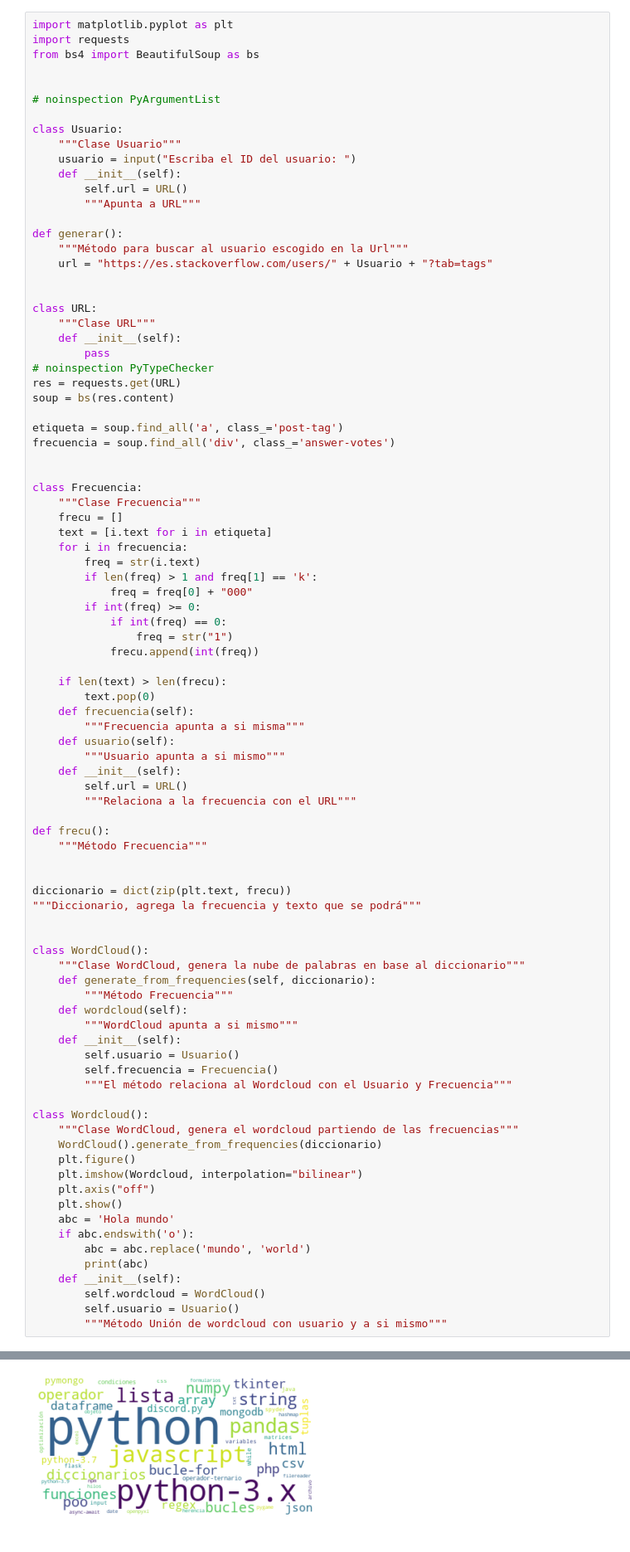
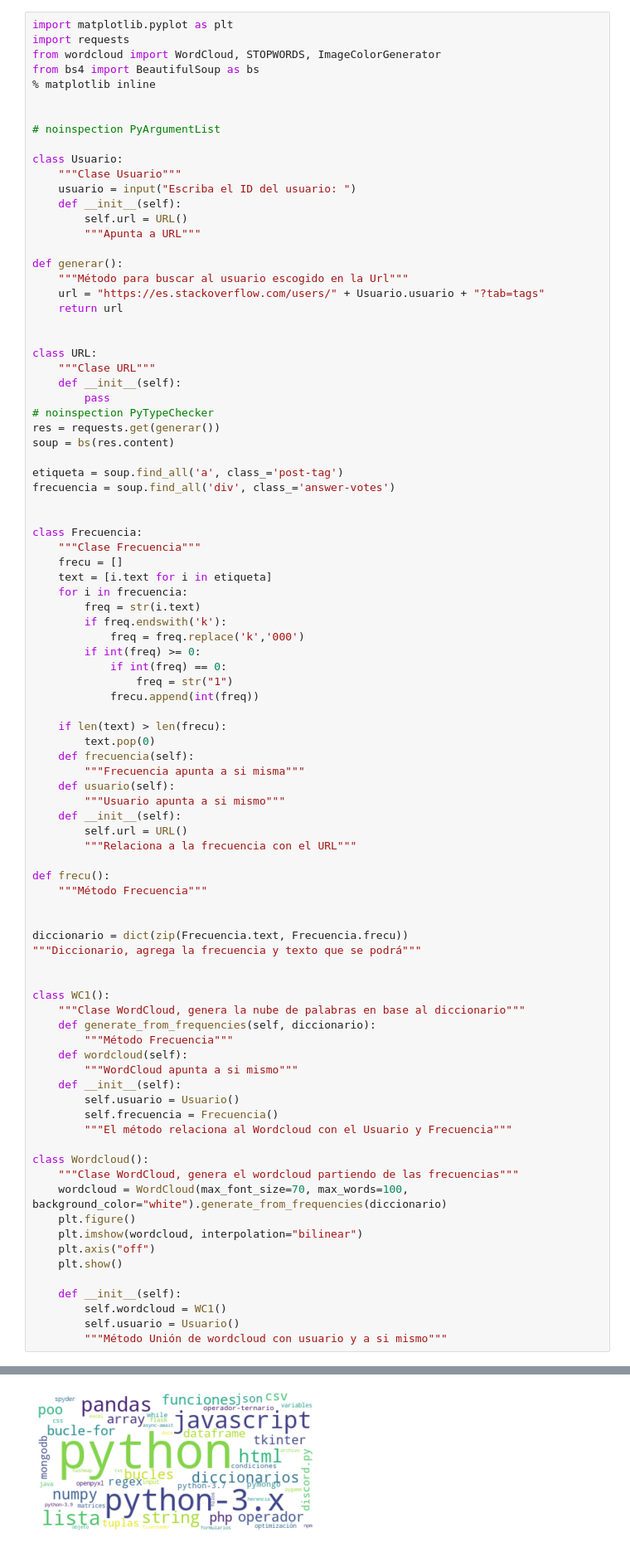
Before and after one commit to JeanCCA/ProyectoS4, a Jupyter notebook: proyecto4to.ipynb, the cells around one changed output, grey strips where cells are left out. Shown: that part at 83% size. Drawn from its saved outputs; the diff is of its cells as text.

Commit message:
Código final: Calificación 8.25/10, Diagrama de Clases correcto.

```diff
--- a/proyecto4to.ipynb
+++ b/proyecto4to.ipynb
@@ -3,7 +3,9 @@
 # %%
 import matplotlib.pyplot as plt
 import requests
+from wordcloud import WordCloud, STOPWORDS, ImageColorGenerator
 from bs4 import BeautifulSoup as bs
+% matplotlib inline
 
 
 # noinspection PyArgumentList
@@ -17,7 +19,8 @@ class Usuario:
 
 def generar():
     """Método para buscar al usuario escogido en la Url"""
-    url = "https://es.stackoverflow.com/users/" + Usuario + "?tab=tags"
+    url = "https://es.stackoverflow.com/users/" + Usuario.usuario + "?tab=tags"
+    return url
 
 
 class URL:
@@ -25,7 +28,7 @@ class URL:
     def __init__(self):
         pass
 # noinspection PyTypeChecker
-res = requests.get(URL)
+res = requests.get(generar())
 soup = bs(res.content)
 
 etiqueta = soup.find_all('a', class_='post-tag')
@@ -38,8 +41,8 @@ class Frecuencia:
     text = [i.text for i in etiqueta]
     for i in frecuencia:
         freq = str(i.text)
-        if len(freq) > 1 and freq[1] == 'k':
-            freq = freq[0] + "000"
+        if freq.endswith('k'):
+            freq = freq.replace('k','000')
         if int(freq) >= 0:
             if int(freq) == 0:
                 freq = str("1")
@@ -55,40 +58,37 @@ class Frecuencia:
         self.url = URL()
         """Relaciona a la frecuencia con el URL"""
 
 def frecu():
     """Método Frecuencia"""
 
 
-diccionario = dict(zip(plt.text, frecu))
+diccionario = dict(zip(Frecuencia.text, Frecuencia.frecu))
 """Diccionario, agrega la frecuencia y texto que se podrá"""
 
 
-class WordCloud():
+class WC1():
     """Clase WordCloud, genera la nube de palabras en base al diccionario"""
     def generate_from_frequencies(self, diccionario):
         """Método Frecuencia"""
     def wordcloud(self):
         """WordCloud apunta a si mismo"""
     def __init__(self):
         self.usuario = Usuario()
         self.frecuencia = Frecuencia()
         """El método relaciona al Wordcloud con el Usuario y Frecuencia"""
 
 class Wordcloud():
     """Clase WordCloud, genera el wordcloud partiendo de las frecuencias"""
-    WordCloud().generate_from_frequencies(diccionario)
+    wordcloud = WordCloud(max_font_size=70, max_words=100, background_color="white").generate_from_frequencies(diccionario)
     plt.figure()
-    plt.imshow(Wordcloud, interpolation="bilinear")
+    plt.imshow(wordcloud, interpolation="bilinear")
     plt.axis("off")
     plt.show()
-    abc = 'Hola mundo'
-    if abc.endswith('o'):
-        abc = abc.replace('mundo', 'world')
-        print(abc)
+
     def __init__(self):
-        self.wordcloud = WordCloud()
+        self.wordcloud = WC1()
         self.usuario = Usuario()
         """Método Unión de wordcloud con usuario y a si mismo"""
 # %% [output]
 Escriba el ID del usuario: 183782
-[figure, old version]
+[figure, new version]
```
Also changed, not shown: parts of 1 cell of this notebook.
